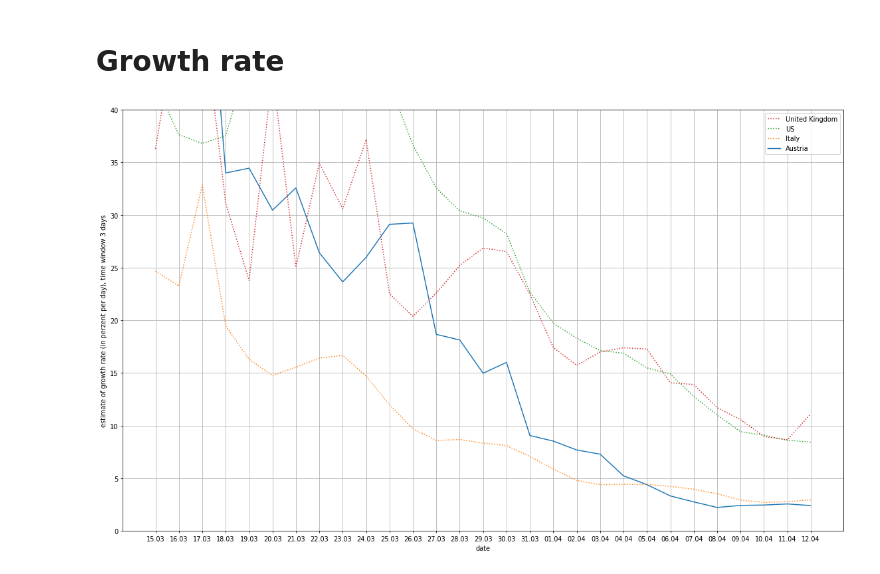
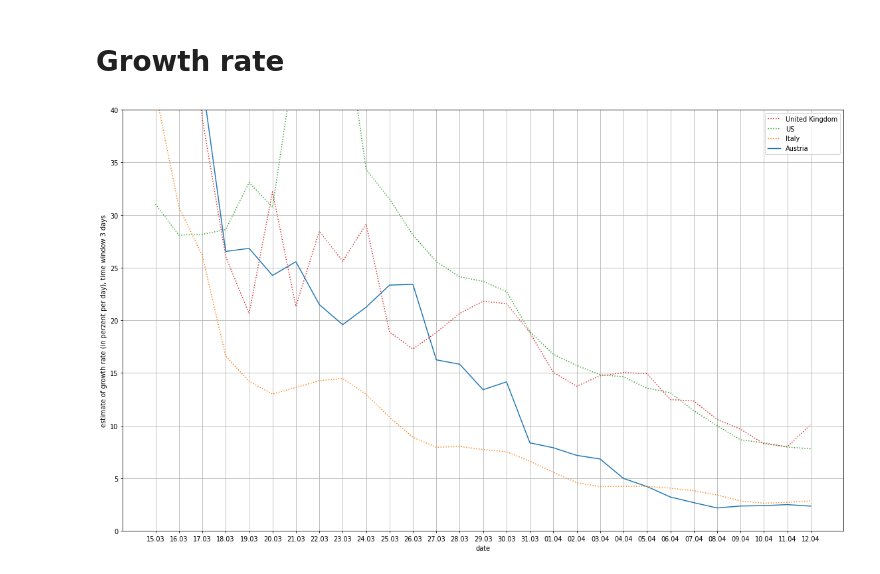
Before and after one commit to human-centered-ai-lab/app-covid-19-playground, a Jupyter notebook: covid_19_playground.ipynb, the cells around one changed output. Cells and saved outputs as stored; diff of their text form; code cells hidden in the pictures.

```diff
--- a/covid_19_playground.ipynb
+++ b/covid_19_playground.ipynb
@@ -92,8 +94,9 @@ for c in countriesOfInterest:
                     v = normalizedcc
                     numberToOrder[i] = v
                     y_axis_data.append(v)
+        y_axis_data_av = bn.move_mean(y_axis_data, window=3, min_count=1)
         ls = 'solid' if c == 'Austria' else '--'
-        lines, = plt.plot(x_axis_data,  y_axis_data, label=c, linestyle=ls, marker='o')
+        lines, = plt.plot(x_axis_data,  y_axis_data_av, label=c, linestyle=ls, marker='o')
         labels.append (c)
         i = i + 1
 
@@ -101,7 +104,7 @@ LabelOrdering = []
 for e in sorted(numberToOrder.items(), key=lambda x: x[1], reverse=True):
   LabelOrdering.append (e[0])
 
-plt.yscale('log')
+#plt.yscale('log')
 plt.xlabel("date")
 plt.ylabel("number of active cases per one million inhabitants")
 plt.grid(True)
@@ -144,8 +147,9 @@ for c in countriesOfInterest:
                     v = normalizedcc
                     numberToOrder[i] = v
                     y_axis_data.append(v)
+        y_axis_data_av = bn.move_mean(y_axis_data, window=3, min_count=1)
         ls = 'solid' if c == 'Austria' else '--'
-        lines, = plt.plot(x_axis_data,  y_axis_data, label=c, linestyle=ls, marker='o')
+        lines, = plt.plot(x_axis_data,  y_axis_data_av, label=c, linestyle=ls, marker='o')
         labels.append (c)
         i = i + 1
 
@@ -153,7 +157,7 @@ LabelOrdering = []
 for e in sorted(numberToOrder.items(), key=lambda x: x[1], reverse=True):
   LabelOrdering.append (e[0])
 
-plt.yscale('log')
+#plt.yscale('log')
 plt.xlabel("date")
 plt.ylabel("number of deaths per one million inhabitants")
 plt.grid(True)
@@ -167,7 +171,7 @@ plt.show()
 # **Growth rate**
 # %%
 # delta growth rate computing
-deltaInDays = 3
+deltaInDays = 1
 
 start_date = date(2020, 3, 15)
 dateIndexMapper = []
@@ -206,33 +210,33 @@ for c in countriesOfInterest:
 
             for daydata in datafromonecontry:
                 if daydata['date'] == dateIndexMapper [dateIndexReverse+deltaInDays]:
                     fromcc = daydata['confirmed']
             for daydata in datafromonecontry:
                 if daydata['date'] == dateIndexMapper [dateIndexReverse]:
                     tocc  = daydata['confirmed']
 
             if fromcc  == 0:
                 v = 0
             else:
                 v = 100 * (tocc-fromcc) / fromcc  / deltaInDays
 
             numberToOrder[i] = v
             y_axis_data.append(v)
-
+        y_axis_data_av = bn.move_mean(y_axis_data, window=3, min_count=1)
         ls = 'solid' if c == 'Austria' else 'dotted'
-        lines, = plt.plot(x_axis_data,  y_axis_data, label=c, linestyle=ls)
+        lines, = plt.plot(x_axis_data,  y_axis_data_av, label=c, linestyle=ls)
         labels.append (c)
         i = i + 1
 
 LabelOrdering = []
 for e in sorted(numberToOrder.items(), key=lambda x: x[1], reverse=True):
         LabelOrdering.append (e[0])
 
 plt.xlabel("date")
 plt.ylabel("estimate of growth rate (in perzent per day), time window 3 days")
 plt.grid(True)
 
 handles, labels = plt.gca().get_legend_handles_labels()
 legend = plt.legend([handles[idx] for idx in LabelOrdering],[labels[idx] for idx in LabelOrdering], loc='upper right')
 # %% [output]
-[figure, old version]
+[figure, new version]
```
Also changed, not shown: parts of 5 cells of this notebook.
